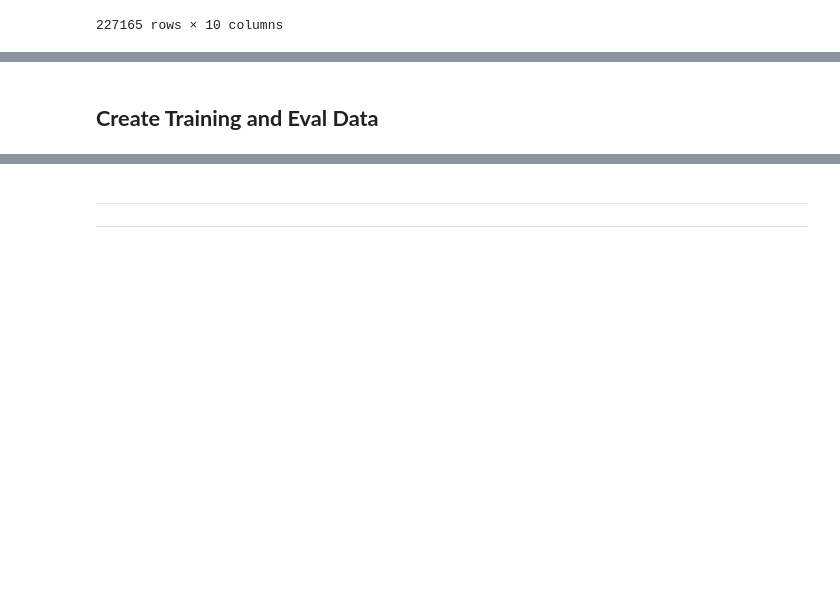
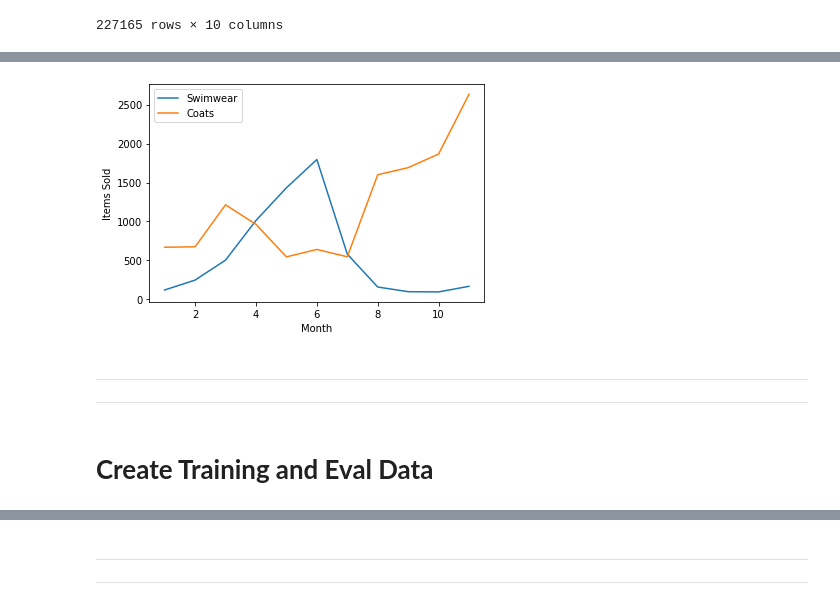
Before and after one commit to msvensson222/tfrs-retail-example, a Jupyter notebook: EDA.ipynb, the cells around one changed output, grey strips where cells are left out. Saved outputs shown, nothing was run; the diff lists cells and outputs as text; code cells hidden in the pictures; blank space fills up the shorter version.

```diff
--- a/EDA.ipynb
+++ b/EDA.ipynb
@@ -636,2 +581,5 @@ display_user(user_item_interaction_w_metadata, '3089645382551850482')
 # %%
-user_item_interaction_verbose = pd.merge(user_item_interaction_df, item_info_df, how='left', on='item_no')
+user_item_interaction_w_metadata = pd.merge(user_item_interaction_df, item_info_df, how='left', on='item_no')
+user_item_interaction_w_metadata['date'] = user_item_interaction_w_metadata['date'].dt.month
+user_item_interaction_purchases = user_item_interaction_w_metadata.loc[
+    user_item_interaction_w_metadata['eventtype'] == 'purchased']
@@ -640,5 +586,3 @@ user_item_interaction_verbose['date'] = user_item_interaction_verbose['date'].dt
-# %%
-user_item_interaction_purchases = user_item_interaction_verbose.loc[user_item_interaction_verbose['eventtype'] == 'purchased']
 # %%
 user_item_interaction_purchases
 # %% [output]
@@ -687,2 +633,14 @@ table
+# %%
+fig, ax = plt.subplots()
+_ = ax.plot(table['swimwear and coverups'], label='Swimwear')
+_ = ax.plot(table['coats and jackets'], label='Coats')
+_ = ax.set_ylabel('Items Sold')
+_ = ax.set_xlabel('Month')
+_ = ax.legend()
+# %% [output]
+[figure, added]
+# %% [markdown]
+---
+---
 # %% [markdown]
-## **Create Training and Eval Data**
+# **Create Training and Eval Data**
```
Also changed, not shown: parts of 22 cells of this notebook.
